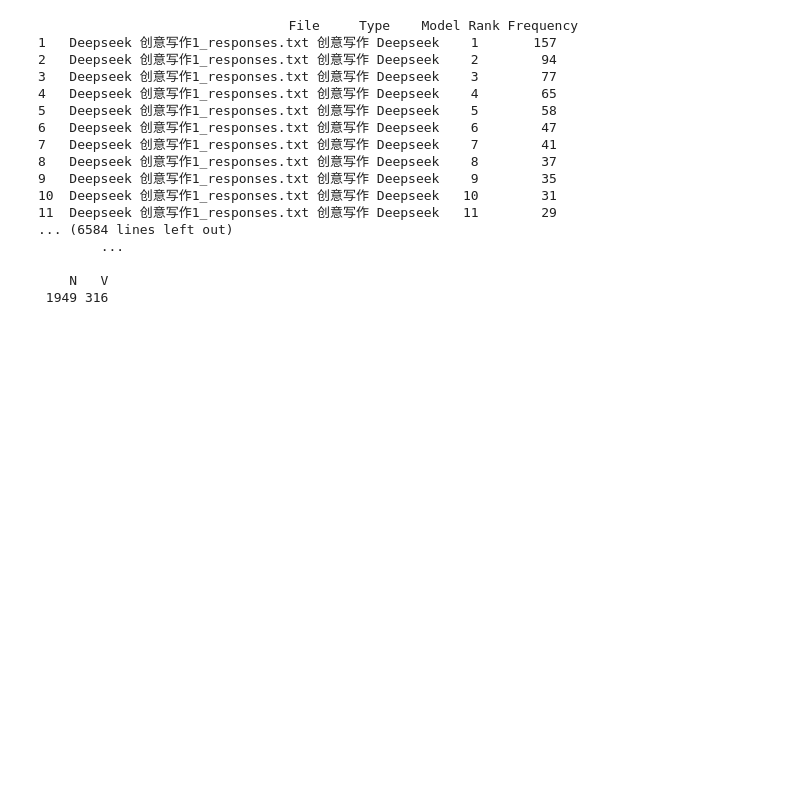
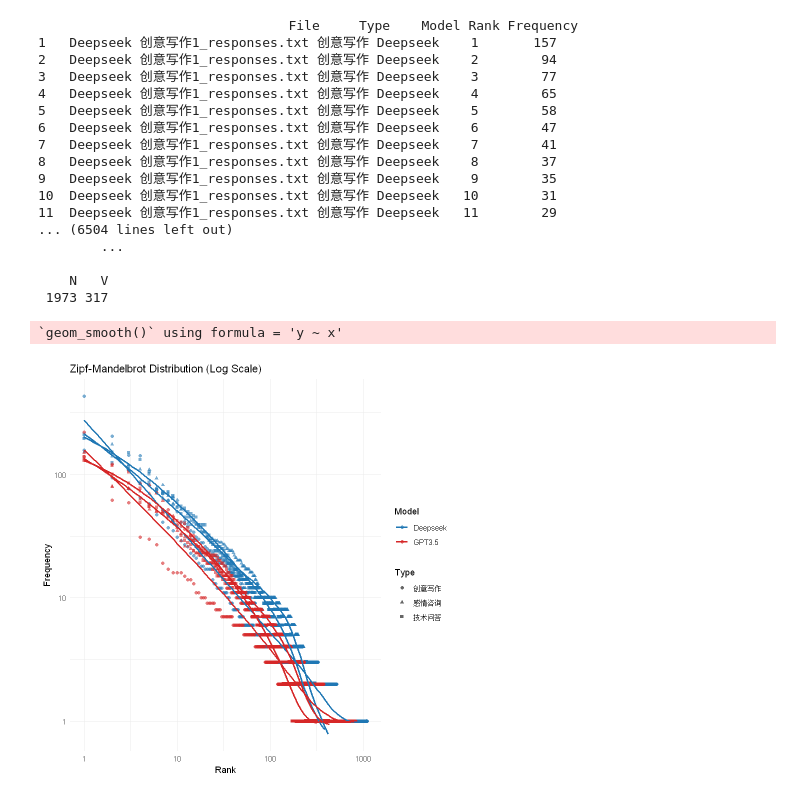
Before and after one commit to exusiaiwei/journey-learning-log, a Jupyter notebook: Doing/python/LLM_QL/Zipf-Mandelbrot.ipynb, the cells around one changed output. Drawn from its saved outputs; the diff is of its cells as text; code cells hidden in the pictures; blank space fills up the shorter version.

```diff
--- a/Doing/python/LLM_QL/Zipf-Mandelbrot.ipynb
+++ b/Doing/python/LLM_QL/Zipf-Mandelbrot.ipynb
@@ -62,46 +104,46 @@ for (file in files) {
 # %%
-# 加载所需的库
+# Load necessary libraries
 library(zipfR)
 
-# 初始化拟合结果列表
+# Initialize a list to store fitting results
 fit_results <- list()
 
-# 遍历每个唯一的文件进行 Zipf-Mandelbrot 拟合
+# Loop through each unique file in the dataset for Zipf-Mandelbrot fitting
 for (file in unique(results$File)) {
-  # 提取该文件的相关数据
+  # Extract data related to this file
   data <- subset(results, File == file)
 
-  # 打印提取的数据
+  # Print extracted data
   print(data)
 
-  # 确保数据的列名正确
+  # Confirm correct column names
   print(colnames(data))
 
-  # 调用 spc 函数前检查数据框的内容
-  print(head(data))
+  # Inspect the structure of the dataset for further processing
 
-  # 准备 spc 函数的参数
-  N <- sum(data$Frequency)  # 样本大小
-  V <- length(data$Frequency)  # 频率向量的长度
-  Vm <- table(data$Frequency)  # 频率为 m 的类型数
-  m <- as.numeric(names(Vm))  # 频率
+  # Prepare parameters needed for spc function call
+  N <- sum(data$Frequency)  # Sample size
+  V <- length(data$Frequency)  # Length of frequency vector
+  Vm <- table(data$Frequency)  # Number of types with frequency as m
+  m <- as.numeric(names(Vm))  # Frequencies
 
-  # 调用 spc 函数
+  # Attempt to call the spc function and handle any potential errors
   fit <- tryCatch({
     spc(N = N, V = V, Vm = as.numeric(Vm), m = m)
   }, error = function(e) {
     print(paste("Error in spc function:", e))
+    # Store null if there is an error to avoid stopping the execution
     NULL
   })
 
-  # 打印 spc 函数的结果
+  # Print result from the spc function call (if successful)
   print(fit)
 
-  # 存储拟合结果
+  # Store fitting results for this file in a list structure
   fit_results[[file]] <- fit
 }
 
-# 打印最终的拟合结果
+# Print final list of all fitting results across files
 print(fit_results)
 # %% [output]
                                 File     Type    Model Rank Frequency
@@ -116,9 +158,43 @@ print(fit_results)
 9   Deepseek 创意写作1_responses.txt 创意写作 Deepseek    9        35
 10  Deepseek 创意写作1_responses.txt 创意写作 Deepseek   10        31
 11  Deepseek 创意写作1_responses.txt 创意写作 Deepseek   11        29
-... (6584 lines left out)
+... (6504 lines left out)
         ...
 
     N   V
- 1949 316
+ 1973 317
+# %%
+# Set up custom color scheme for models
+model_colors <- c("Deepseek" = "#1f77b4",
+                  "Model2" = "#2ca02c",
+                  "GPT3.5" = "#d62728")
+
+# Initialize ggplot object with data, mapping 'Rank' to x-axis and 'Frequency' to y-axis
+ggplot(results, aes(x = Rank, y = Frequency, color = Model, shape = Type)) +
+
+  # Add geometric layer for points and set alpha level for transparency
+  geom_point(alpha = 0.6) +
+
+  # Add a smooth curve without standard error
+  geom_smooth(se = FALSE, method = "loess") +
+
+  # Customize the color scale using defined `model_colors`
+  scale_color_manual(values = model_colors) +
+
+  # Set title for plot with centered alignment
+  labs(title = "Zipf-Mandelbrot Distribution (Log Scale)",
+       x = "Rank", y = "Frequency") +
+
+  # Choose minimal theme style for cleaner appearance
+  theme_minimal() +
+
+  # Adjust legend position to the right side of the plot
+  theme(legend.position = "right") +
+
+  # Apply logarithmic scale transformation to both axes for better visualization of distribution data
+  scale_x_log10() +
+  scale_y_log10()
+# %% [output]
+`geom_smooth()` using formula = 'y ~ x'
+[figure, added]
 # %%
```
Also changed, not shown: parts of 9 cells of this notebook.
